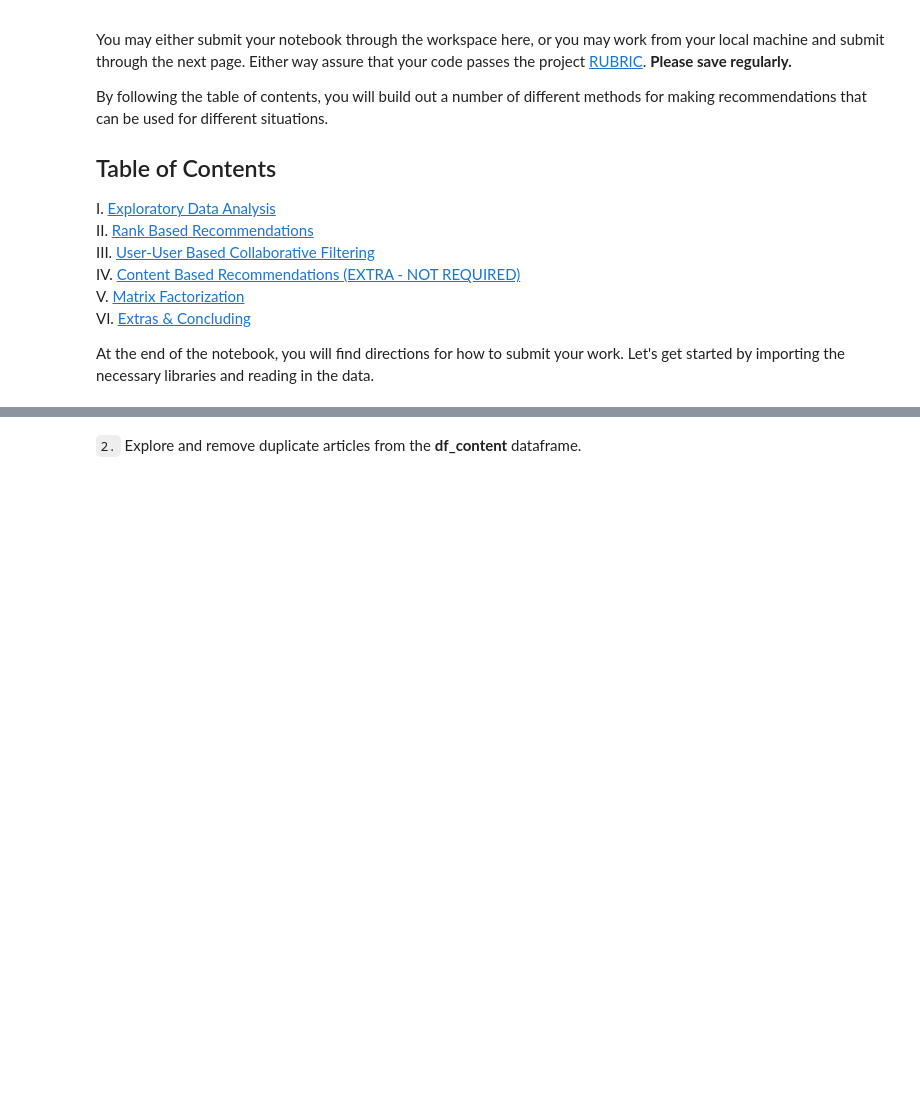
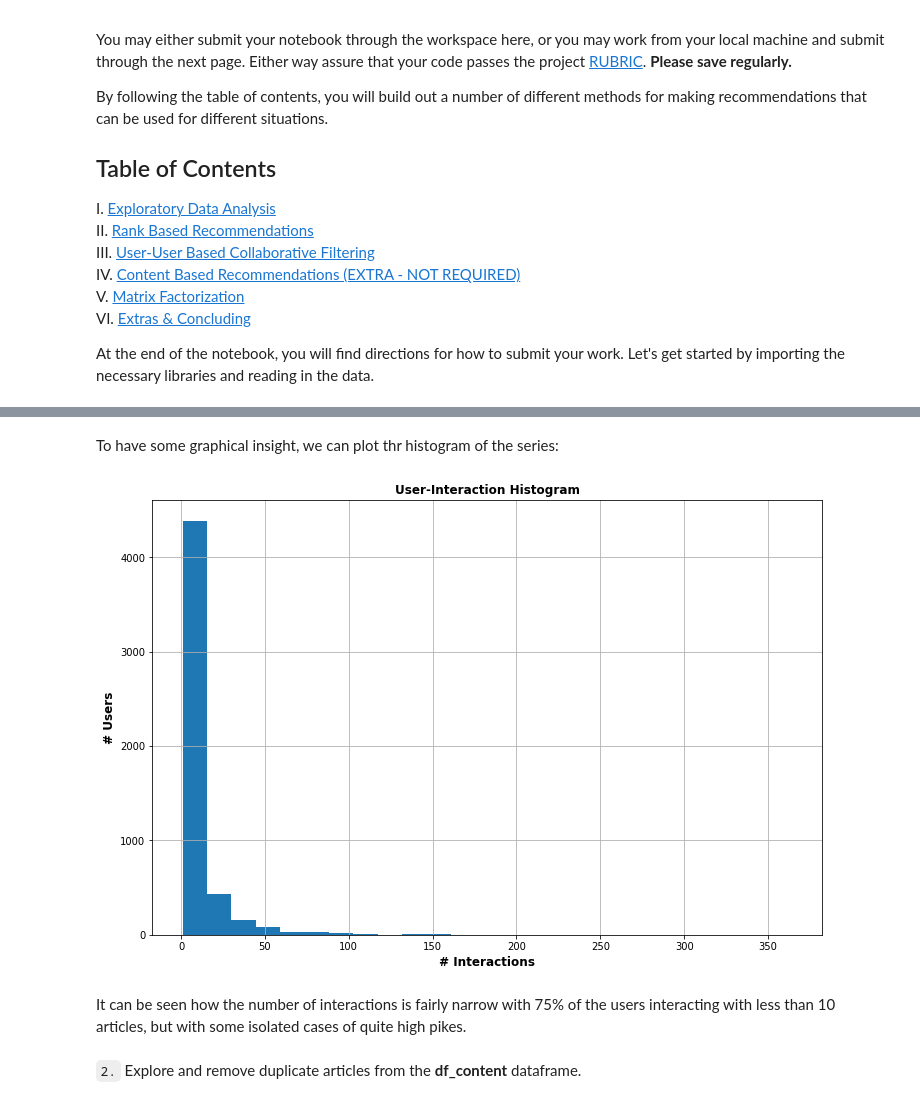
Before and after one commit to Data-Science-NDegree-MRusso/DSND-P5-Recommendation-Engine, a Jupyter notebook: Recommendations_with_IBM.ipynb, the cells around one changed output, grey strips where cells are left out. Drawn from its saved outputs; the diff is of its cells as text; code cells hidden in the pictures; blank space fills up the shorter version.

```diff
--- a/Recommendations_with_IBM.ipynb
+++ b/Recommendations_with_IBM.ipynb
@@ -49,3 +99,16 @@ Use the dictionary and cells below to provide some insight into the descriptive
+# %% [markdown]
+To have some graphical insight, we can plot thr histogram of the series:
+# %%
+ax = df.groupby(['email']).size().hist(bins=25, figsize=(12,8))
+
+# Set title, labels
+ax.set_title('User-Interaction Histogram', fontweight='bold', fontsize=12)
+ax.set_xlabel('# Interactions', fontweight='bold', fontsize=12)
+ax.set_ylabel('# Users', fontweight='bold', fontsize=12);
+# %% [output]
+[figure, added]
+# %% [markdown]
+It can be seen how the number of interactions is fairly narrow with 75% of the users interacting with less than 10 articles, but with some isolated cases of quite high pikes.
 # %%
 # Fill in the median and maximum number of user_article interactios below
 
```
Also changed, not shown: parts of 9 cells of this notebook.
